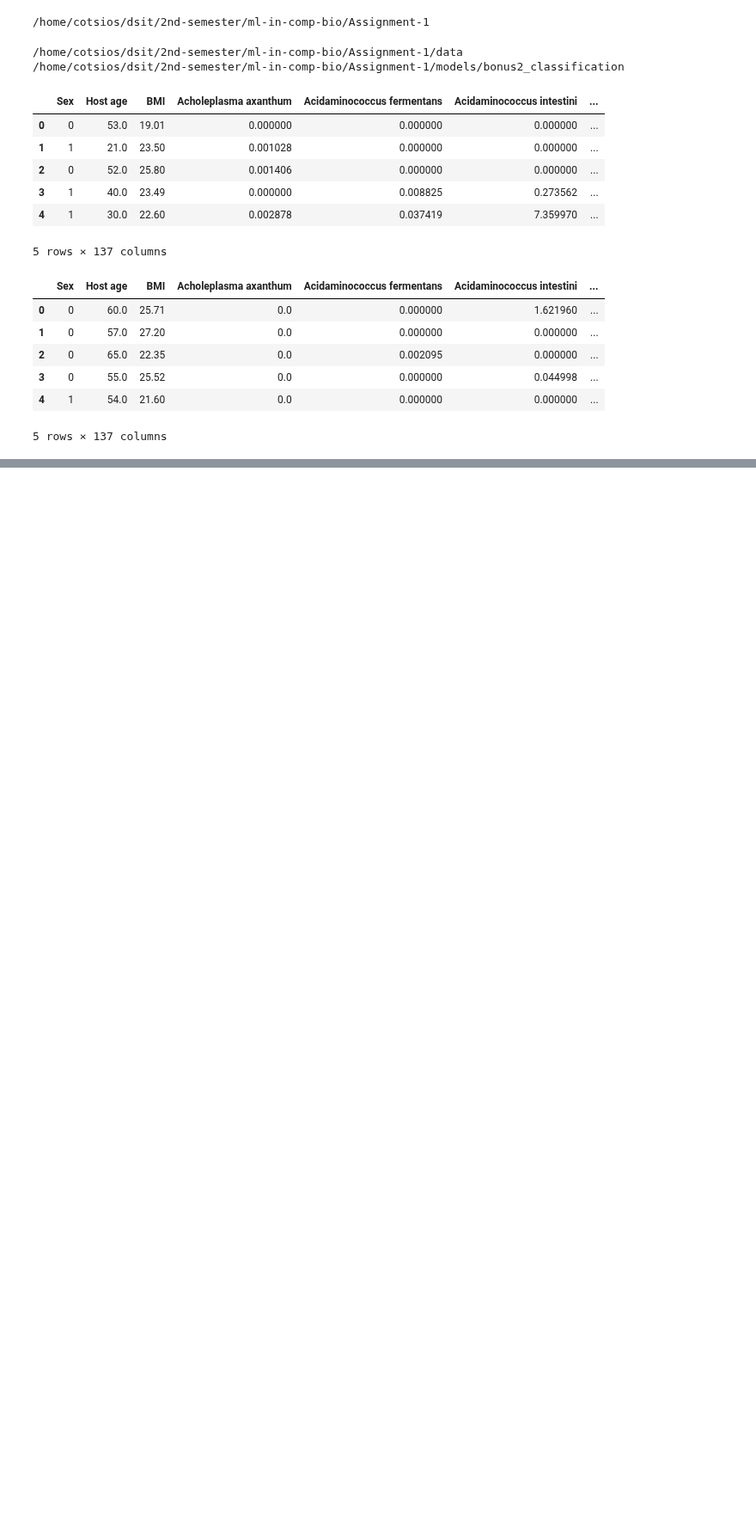
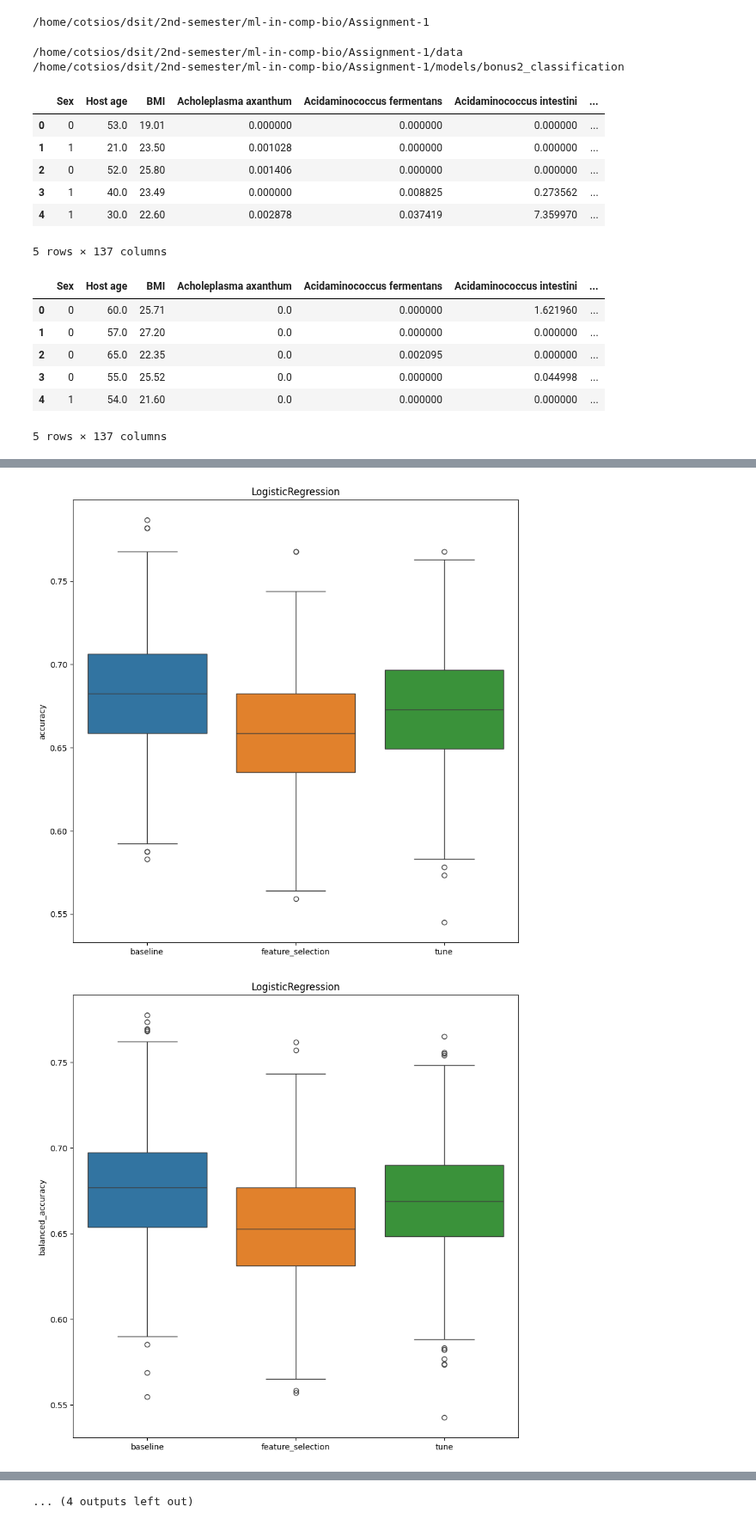
Before and after one commit to KonsKons26/mlcb-a1, a Jupyter notebook: notebooks/bonus2_classification.ipynb, the cells around one changed output, grey strips where cells are left out. Shown at 86% size. Saved outputs shown, nothing was run; the diff lists cells and outputs as text; code cells hidden in the pictures; blank space fills up the shorter version.

```diff
--- a/notebooks/bonus2_classification.ipynb
+++ b/notebooks/bonus2_classification.ipynb
@@ -148,0 +169,20 @@ all_metrics
+# %%
+plot_metrics(
+    all_metrics,
+    tr_or_val="validation",
+    models = ["LogisticRegression", "GaussianNB"],
+    modes = ["baseline", "feature_selection", "tune"],
+    metrics = [
+        "accuracy",
+        "balanced_accuracy",
+        "precision",
+        "recall",
+        "f1",
+        "roc_auc",
+        "average_precision",
+        "matthews_corrcoef"
+    ]
+)
+# %% [output]
+[figure, added]
+[figure, added]
@@ -148,0 +199 @@ all_metrics
+... (4 outputs left out)
```
Also changed, not shown: parts of 7 cells of this notebook, 51 other files.
